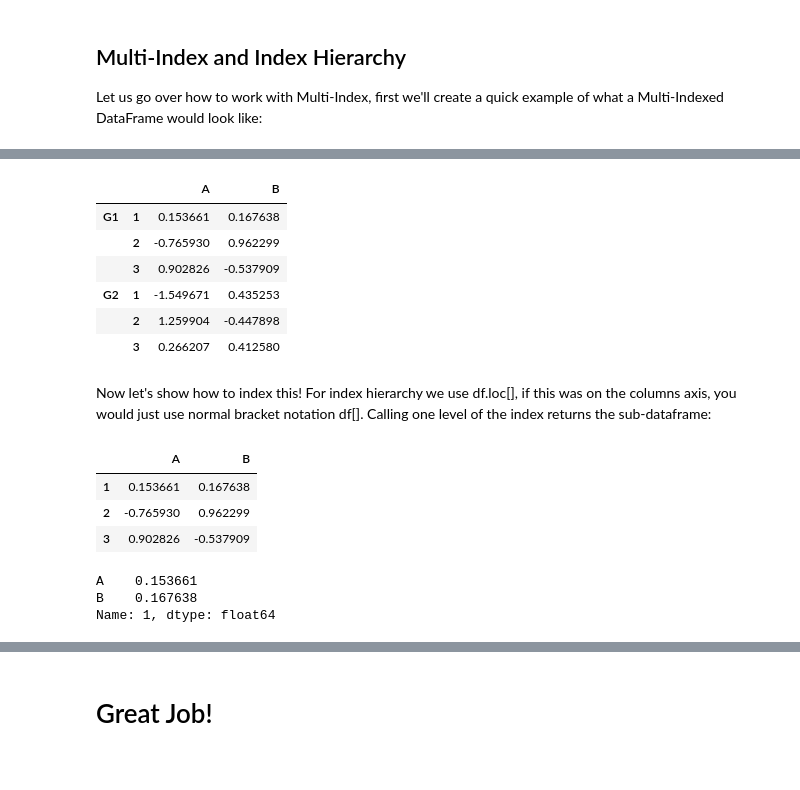
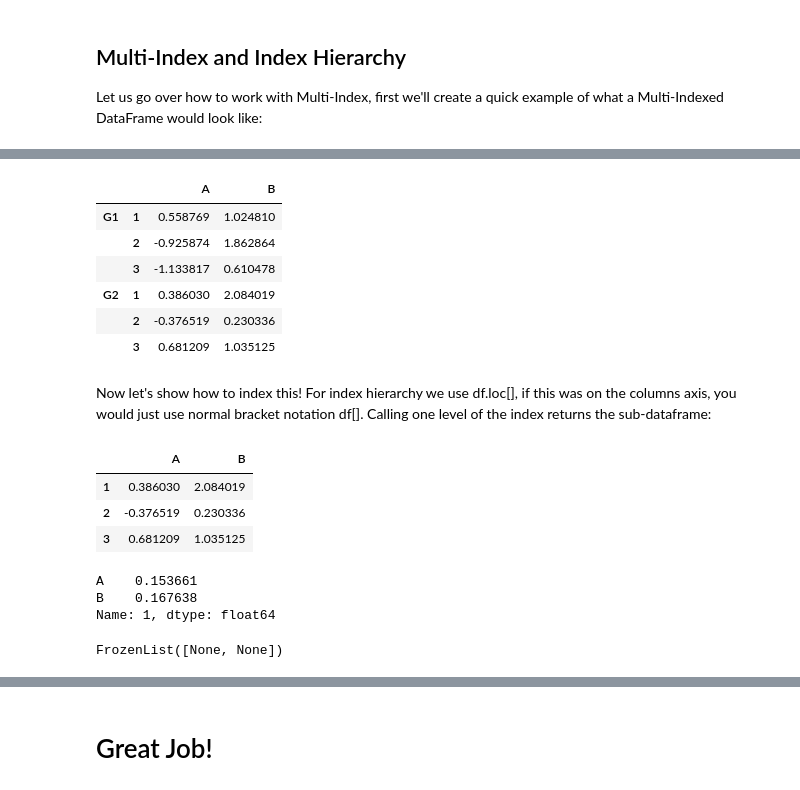
Before and after one commit to Im-Madhur-Gupta/LearningML, a Jupyter notebook: Data Science and Machine Learning Course Jose Portilla/Notes/03-Python-for-Data-Analysis-Pandas/03-DataFrames.ipynb, the cells around one changed output, grey strips where cells are left out. Saved outputs shown, nothing was run; the diff lists cells and outputs as text; code cells hidden in the pictures.

```diff
--- a/Data Science and Machine Learning Course Jose Portilla/Notes/03-Python-for-Data-Analysis-Pandas/03-DataFrames.ipynb
+++ b/Data Science and Machine Learning Course Jose Portilla/Notes/03-Python-for-Data-Analysis-Pandas/03-DataFrames.ipynb
@@ -297,27 +387,35 @@ MultiIndex(levels=[['G1', 'G2'], [1, 2, 3]],
 # %%
-df = pd.DataFrame(np.random.randn(6,2),index=hier_index,columns=['A','B'])
+df = pd.DataFrame(randn(6,2),hier_index,["A","B"])
 df
+# Notice that the row labels have a hierarchy.
+# G1, G2 then inside both of them there is 1, 2, 3
 # %% [output]
 |  |  | A | B |
-| G1 | 1 | 0.153661 | 0.167638 |
-|  | 2 | -0.765930 | 0.962299 |
-|  | 3 | 0.902826 | -0.537909 |
-| G2 | 1 | -1.549671 | 0.435253 |
-|  | 2 | 1.259904 | -0.447898 |
-|  | 3 | 0.266207 | 0.412580 |
+| G1 | 1 | 0.558769 | 1.024810 |
+|  | 2 | -0.925874 | 1.862864 |
+|  | 3 | -1.133817 | 0.610478 |
+| G2 | 1 | 0.386030 | 2.084019 |
+|  | 2 | -0.376519 | 0.230336 |
+|  | 3 | 0.681209 | 1.035125 |
 # %% [markdown]
 Now let's show how to index this! For index hierarchy we use df.loc[], if this was on the columns axis, you would just use normal bracket notation df[]. Calling one level of the index returns the sub-dataframe:
-# %%
-df.loc['G1']
-# %% [output]
-|  | A | B |
-| 1 | 0.153661 | 0.167638 |
-| 2 | -0.765930 | 0.962299 |
-| 3 | 0.902826 | -0.537909 |
+# %%
+df.loc["G2"] # Sirf agr "G2" wale row level ko dekhe to wo bhi to khud ek dataframe he.
+# %% [output]
+|  | A | B |
+| 1 | 0.386030 | 2.084019 |
+| 2 | -0.376519 | 0.230336 |
+| 3 | 0.681209 | 1.035125 |
 # %%
 df.loc['G1'].loc[1]
 # %% [output]
 A    0.153661
 B    0.167638
 Name: 1, dtype: float64
+# %%
+# Right now the row labels dont have names (labels wale columns me heading me kuch ni likha he)
+df.index.names # Isse mai row labels ke names dekh paunga
+# Will return a FrozenList object jiske andar list me names honge, which are None right now as we havent set them.
+# %% [output]
+FrozenList([None, None])
 # %%
```
Also changed, not shown: parts of 83 cells of this notebook.
